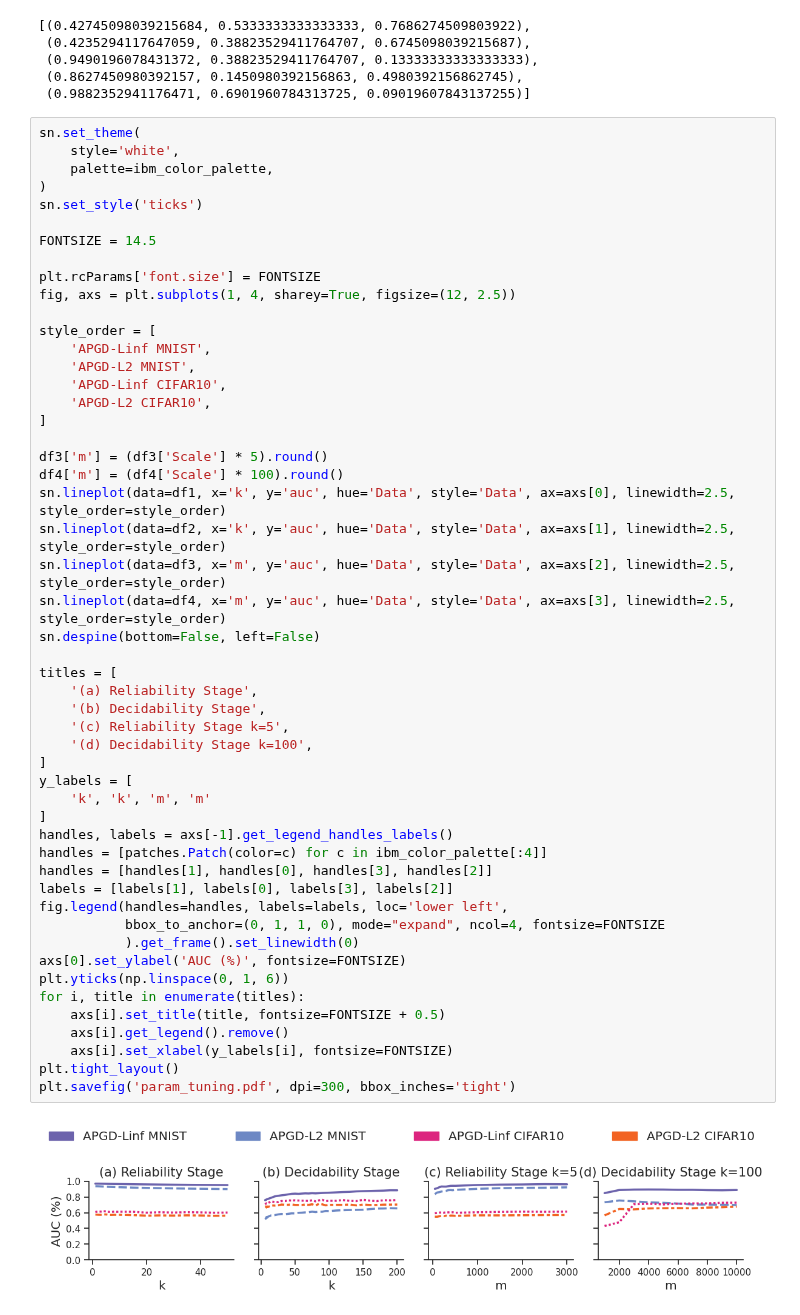
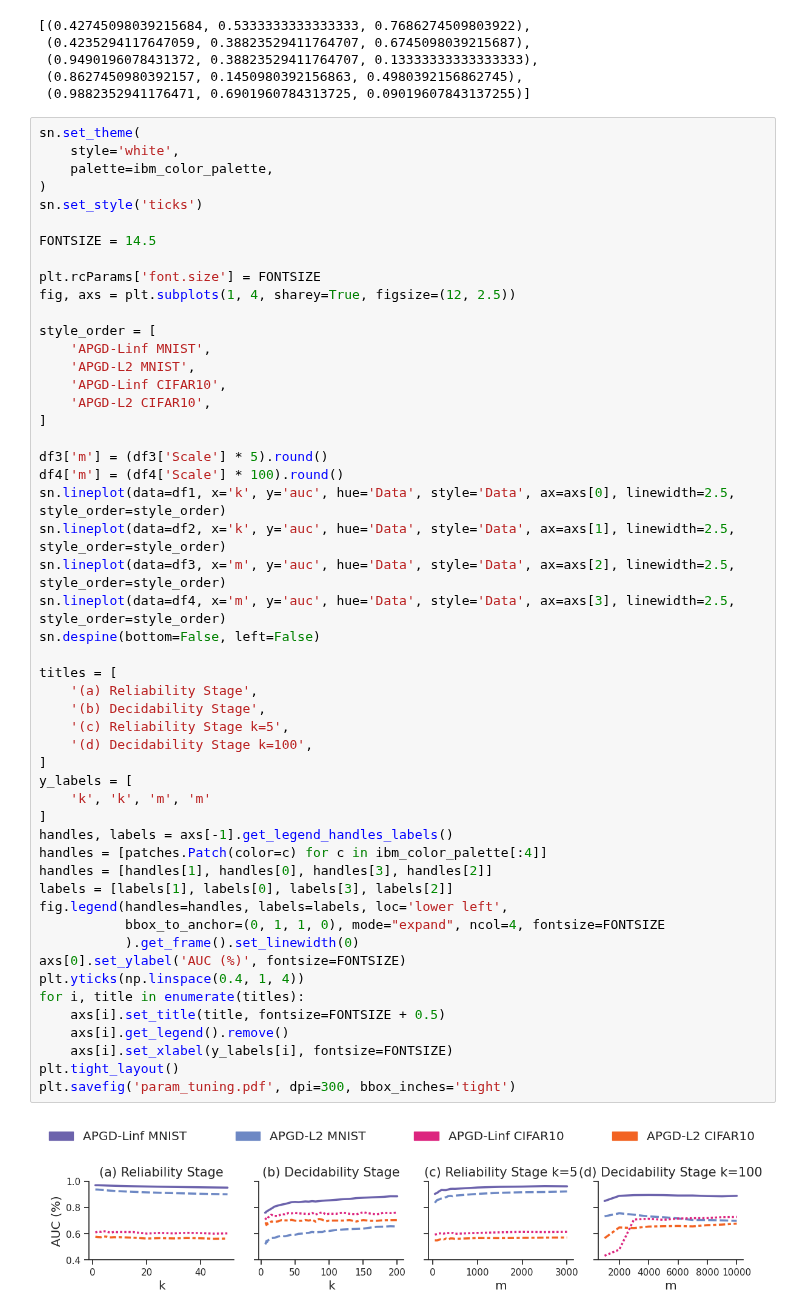
Before and after one commit to changx03/baard, a Jupyter notebook: plots/figure_parameter.ipynb, the cells around one changed output. Saved outputs shown, nothing was run; the diff lists cells and outputs as text.

Commit message:
update figure

```diff
--- a/plots/figure_parameter.ipynb
+++ b/plots/figure_parameter.ipynb
@@ -349,32 +349,32 @@ df4['m'] = (df4['Scale'] * 100).round()
 sn.lineplot(data=df1, x='k', y='auc', hue='Data', style='Data', ax=axs[0], linewidth=2.5, style_order=style_order)
 sn.lineplot(data=df2, x='k', y='auc', hue='Data', style='Data', ax=axs[1], linewidth=2.5, style_order=style_order)
 sn.lineplot(data=df3, x='m', y='auc', hue='Data', style='Data', ax=axs[2], linewidth=2.5, style_order=style_order)
 sn.lineplot(data=df4, x='m', y='auc', hue='Data', style='Data', ax=axs[3], linewidth=2.5, style_order=style_order)
 sn.despine(bottom=False, left=False)
 
 titles = [
     '(a) Reliability Stage',
     '(b) Decidability Stage',
     '(c) Reliability Stage k=5',
     '(d) Decidability Stage k=100',
 ]
 y_labels = [
     'k', 'k', 'm', 'm'
 ]
 handles, labels = axs[-1].get_legend_handles_labels()
 handles = [patches.Patch(color=c) for c in ibm_color_palette[:4]]
 handles = [handles[1], handles[0], handles[3], handles[2]]
 labels = [labels[1], labels[0], labels[3], labels[2]]
 fig.legend(handles=handles, labels=labels, loc='lower left',
            bbox_to_anchor=(0, 1, 1, 0), mode="expand", ncol=4, fontsize=FONTSIZE
            ).get_frame().set_linewidth(0)
 axs[0].set_ylabel('AUC (%)', fontsize=FONTSIZE)
-plt.yticks(np.linspace(0, 1, 6))
+plt.yticks(np.linspace(0.4, 1, 4))
 for i, title in enumerate(titles):
     axs[i].set_title(title, fontsize=FONTSIZE + 0.5)
     axs[i].get_legend().remove()
     axs[i].set_xlabel(y_labels[i], fontsize=FONTSIZE)
 plt.tight_layout()
 plt.savefig('param_tuning.pdf', dpi=300, bbox_inches='tight')
 # %% [output]
-[figure, old version]
+[figure, new version]
```
Also changed, not shown: 3 other files.
